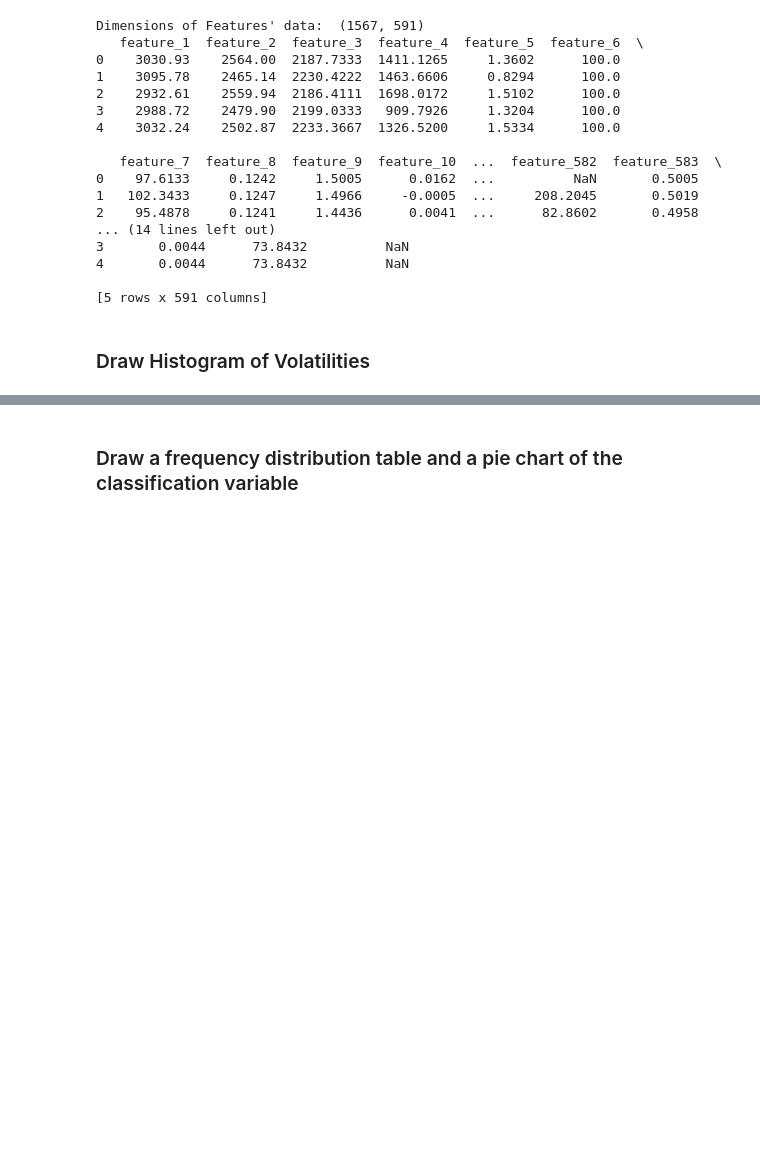
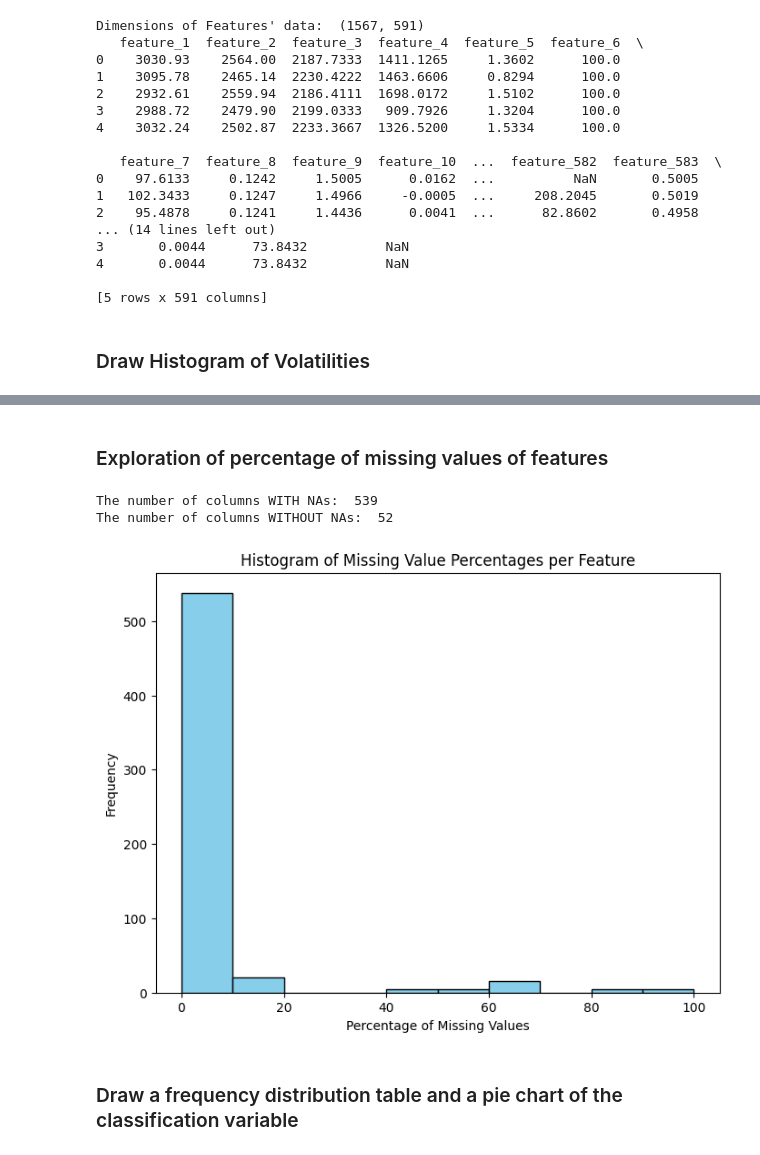
Before and after one commit to HayateSato/SECOM_Project, a Jupyter notebook: secom_file_draft_Majeed.ipynb, the cells around one changed output, grey strips where cells are left out. Cells and saved outputs as stored; diff of their text form; code cells hidden in the pictures; blank space fills up the shorter version.

```diff
--- a/secom_file_draft_Majeed.ipynb
+++ b/secom_file_draft_Majeed.ipynb
@@ -119,3 +119,25 @@ plt.show()
+# %% [markdown]
+### Exploration of percentage of missing values of features
+# %%
+# Create a dataframe of percentage of missing values in each feature
+missing_df= secom_features_df.isnull().mean()*100
+
+# Print the number of columns with and without missing values
+print("The number of columns WITH NAs: ", secom_features_df.isna().any().sum())
+
+print("The number of columns WITHOUT NAs: ",len(secom_features_df.columns)-secom_features_df.isna().any().sum())
+
+# Plot a histogram of the missing value percentages
+plt.figure(figsize=(8, 6))
+plt.hist(missing_df, bins=10, color='skyblue', edgecolor='black')
+plt.xlabel('Percentage of Missing Values')
+plt.ylabel('Frequency')
+plt.title('Histogram of Missing Value Percentages per Feature')
+plt.grid(False)
+# %% [output]
+The number of columns WITH NAs:  539
+The number of columns WITHOUT NAs:  52
+[figure, added]
 # %% [markdown]
 ### Draw a frequency distribution table and a pie chart of the classification variable
 # %%
```
Also changed, not shown: parts of 12 cells of this notebook.
